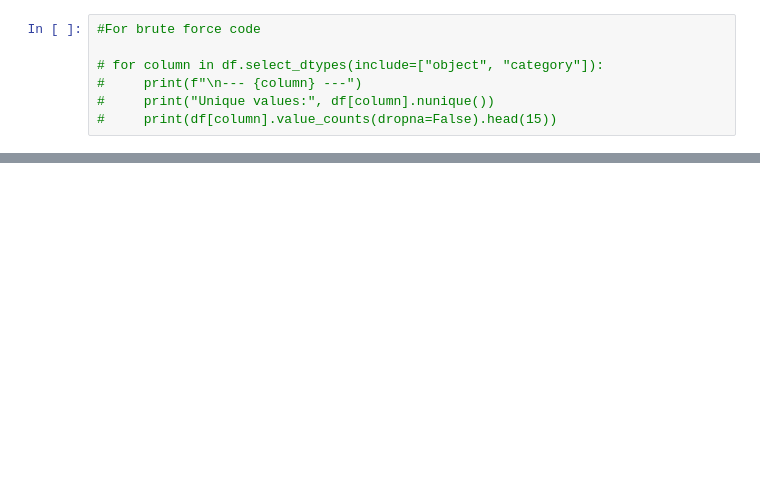
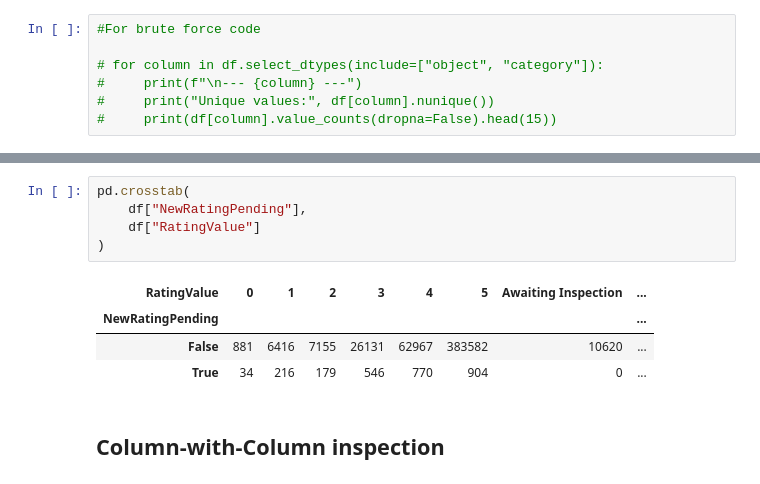
Before and after one commit to Joryh-IO/Hungry_UK, a Jupyter notebook: notebooks/data_understanding.ipynb, the cells around one changed output, grey strips where cells are left out. Drawn from its saved outputs; the diff is of its cells as text; blank space fills up the shorter version.

```diff
--- a/notebooks/data_understanding.ipynb
+++ b/notebooks/data_understanding.ipynb
@@ -337,0 +504,12 @@ Timeliness | Is the information current enough? | yes till 19/11/2026 |
+# %%
+pd.crosstab(
+    df["NewRatingPending"],
+    df["RatingValue"]
+)
+# %% [output]
+| RatingValue | 0 | 1 | 2 | 3 | 4 | 5 | Awaiting Inspection | ... |
+| NewRatingPending |  |  |  |  |  |  |  | ... |
+| False | 881 | 6416 | 7155 | 26131 | 62967 | 383582 | 10620 | ... |
+| True | 34 | 216 | 179 | 546 | 770 | 904 | 0 | ... |
+# %% [markdown]
+## Column-with-Column inspection
```
Also changed, not shown: parts of 37 cells of this notebook, 1 other file.
